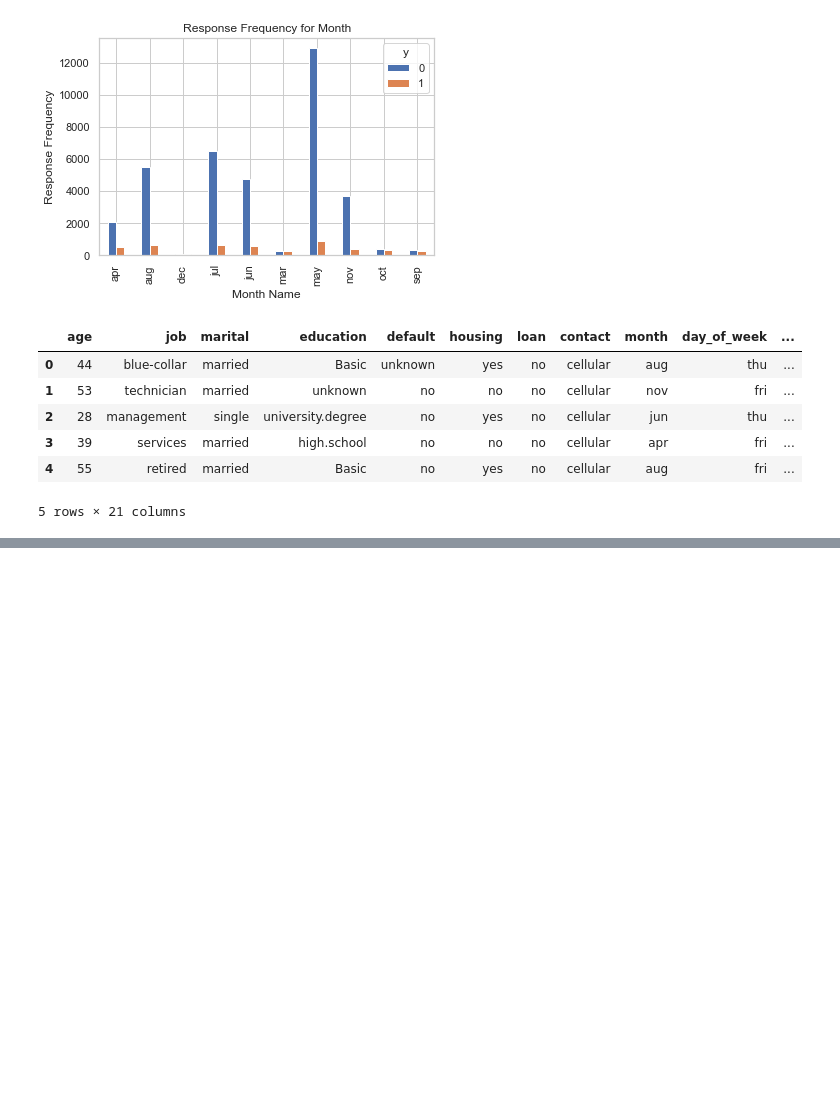
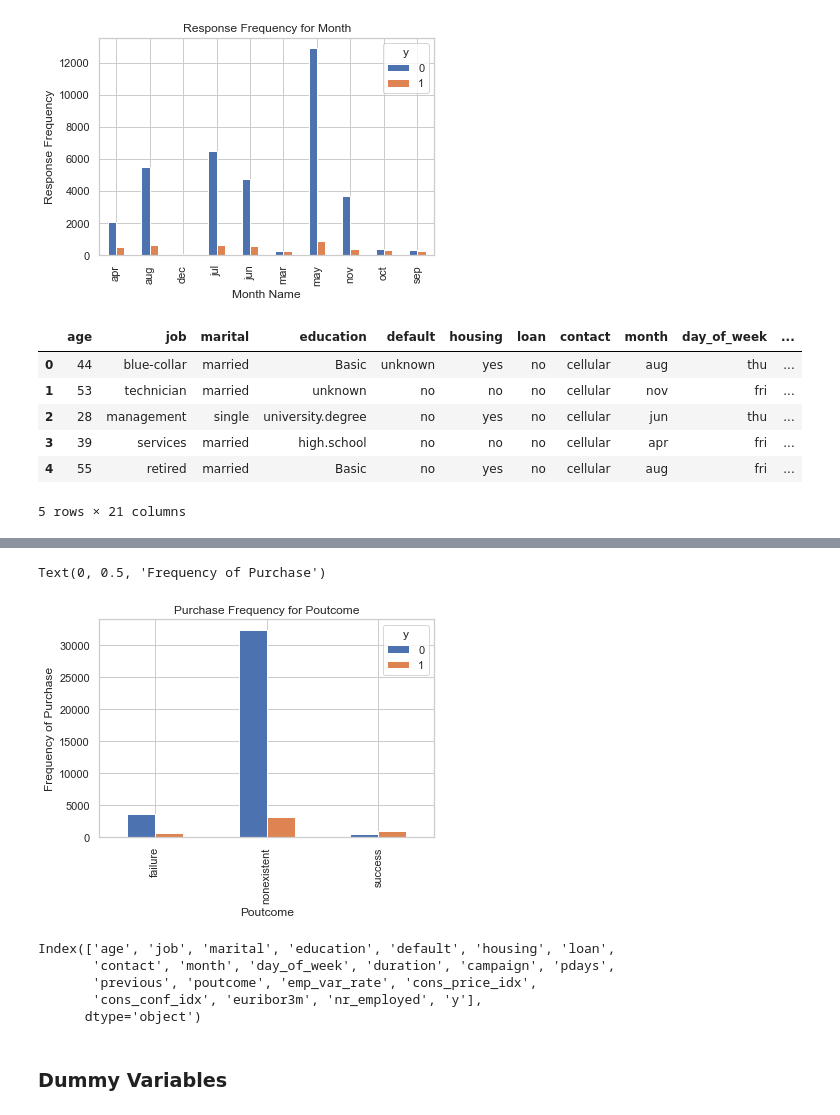
Before and after one commit to imvdharmesh/Dcodetech, a Jupyter notebook: Lectures/DataScience/Machine Learning/Logistic Regression.ipynb, the cells around one changed output, grey strips where cells are left out. Drawn from its saved outputs; the diff is of its cells as text; code cells hidden in the pictures; blank space fills up the shorter version.

```diff
--- a/Lectures/DataScience/Machine Learning/Logistic Regression.ipynb
+++ b/Lectures/DataScience/Machine Learning/Logistic Regression.ipynb
@@ -221,0 +237,18 @@ data.head()
+# %%
+pd.crosstab(data['poutcome'], data['y']).plot(kind='bar')
+plt.title('Purchase Frequency for Poutcome')
+plt.xlabel('Poutcome')
+plt.ylabel('Frequency of Purchase')
+# %% [output]
+Text(0, 0.5, 'Frequency of Purchase')
+[figure, added]
+# %%
+data.columns
+# %% [output]
+Index(['age', 'job', 'marital', 'education', 'default', 'housing', 'loan',
+       'contact', 'month', 'day_of_week', 'duration', 'campaign', 'pdays',
+       'previous', 'poutcome', 'emp_var_rate', 'cons_price_idx',
+       'cons_conf_idx', 'euribor3m', 'nr_employed', 'y'],
+      dtype='object')
+# %% [markdown]
+### Dummy Variables
```
Also changed, not shown: parts of 30 cells of this notebook, 2 other files.
